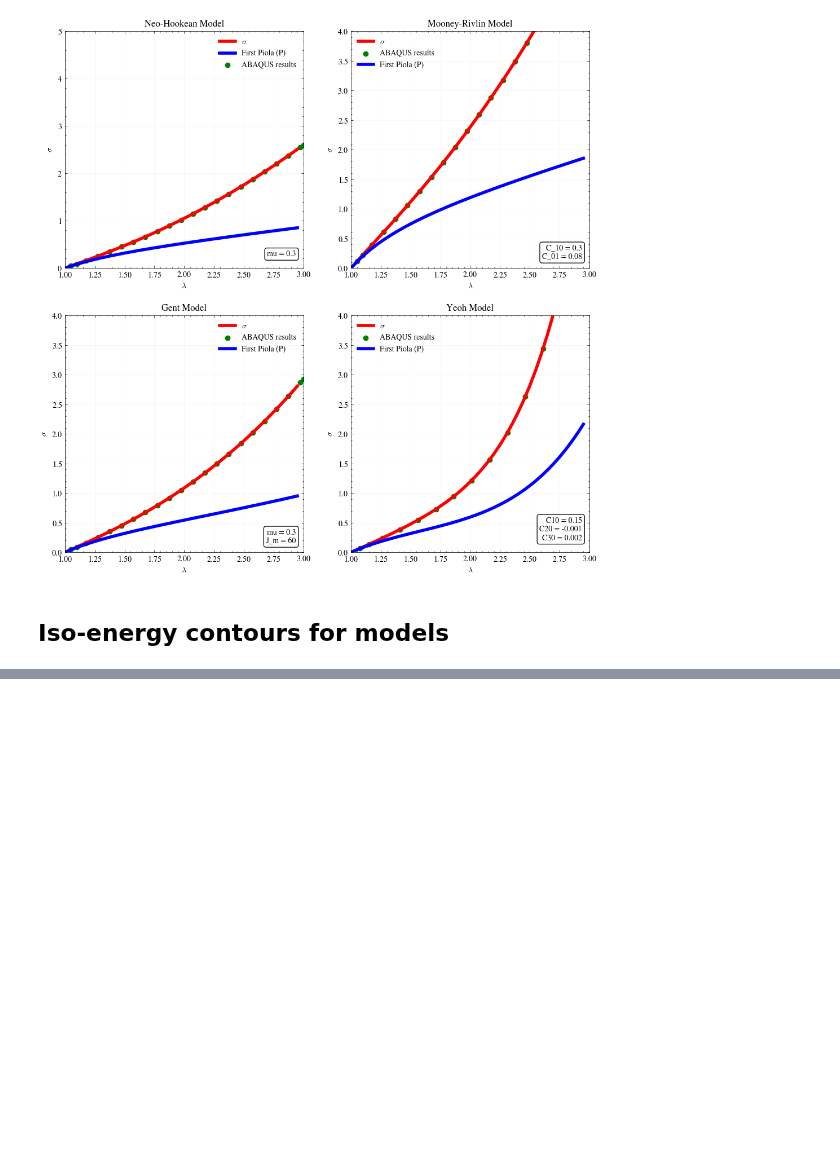
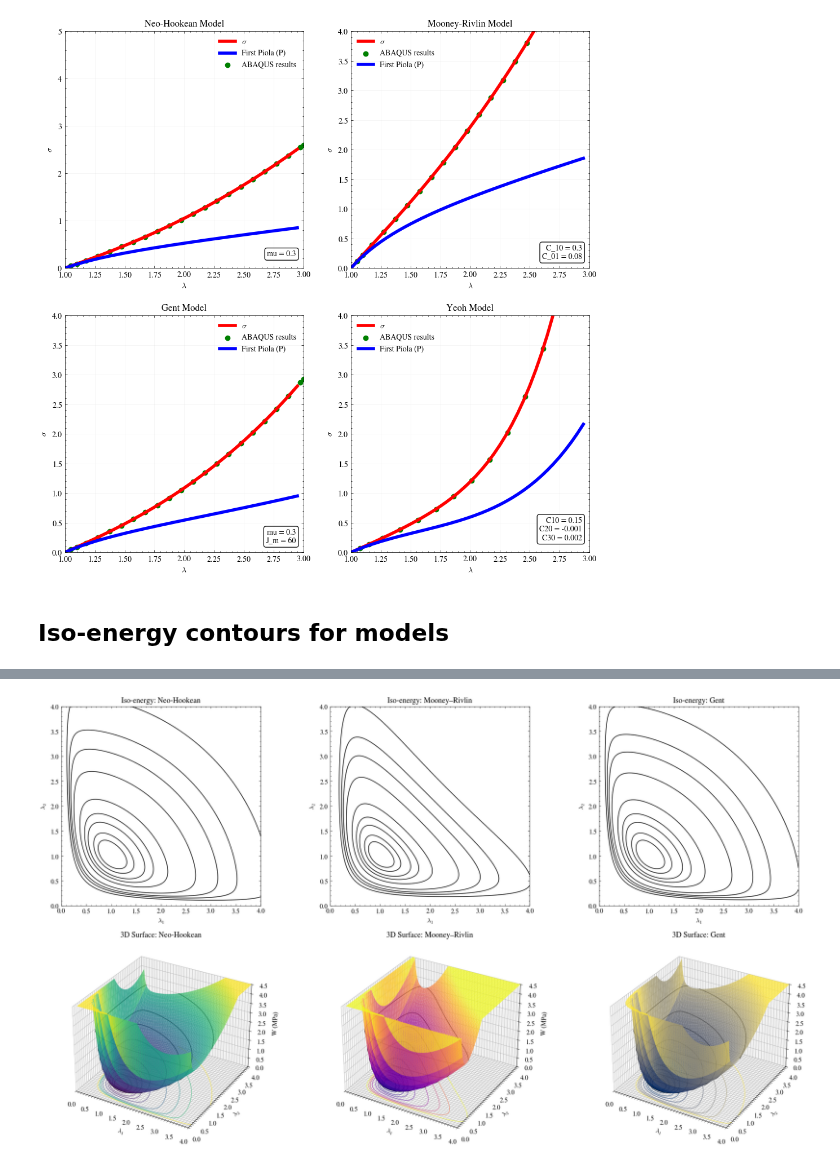
Before and after one commit to mohsafaei/Hyperelastic-Materials, a Jupyter notebook: Constitutive_Modelling.ipynb, the cells around one changed output, grey strips where cells are left out. Drawn from its saved outputs; the diff is of its cells as text; code cells hidden in the pictures; blank space fills up the shorter version.

Commit message:
3d iso-surfaces added to constitutive_Modeling.iynb

```diff
--- a/Constitutive_Modelling.ipynb
+++ b/Constitutive_Modelling.ipynb
@@ -994,0 +918,72 @@ plt.show
+# %%
+import numpy as np
+import matplotlib.pyplot as plt
+from mpl_toolkits.mplot3d import Axes3D
+
+# --- Parameters ---
+c10N, c01N = 0.2, 0.05
+muN = 0.4
+Jm = 80.0
+
+levels = [0.05, 0.10, 0.20, 0.30, 0.50, 1.0, 1.5, 2.0, 3.0]
+zmax = max(levels) * 1.5
+
+# --- 2D grid ---
+lam_vec = np.linspace(-0.5, 4.0, 500)
+Lam1, Lam2 = np.meshgrid(lam_vec, lam_vec)
+Lam3 = 1.0 / (Lam1 * Lam2)
+I1 = Lam1**2 + Lam2**2 + Lam3**2
+I2 = Lam1**2*Lam2**2 + Lam2**2*Lam3**2 + Lam3**2*Lam1**2
+
+W_NH  = muN/2 * (I1 - 3)
+W_MR  = c10N*(I1 - 3) + c01N*(I2 - 3)
+with np.errstate(invalid='ignore', divide='ignore'):
+    W_Gent = np.where((arg := 1-(I1-3)/Jm) > 0, -muN*Jm/2*np.log(arg), np.nan)
+
+# --- 3D grid ---
+lv3 = np.linspace(0.1, 4.0, 150)
+L1, L2 = np.meshgrid(lv3, lv3)
+L3 = 1.0 / (L1 * L2)
+i1 = L1**2 + L2**2 + L3**2
+i2 = L1**2*L2**2 + L2**2*L3**2 + L3**2*L1**2
+
+W_NH_3d = muN/2 * (i1 - 3)
+W_MR_3d = c10N*(i1 - 3) + c01N*(i2 - 3)
+with np.errstate(invalid='ignore', divide='ignore'):
+    W_Gent_3d = np.where((arg3 := 1-(i1-3)/Jm) > 0, -muN*Jm/2*np.log(arg3), np.nan)
+
+models = [
+    ('Neo-Hookean',   W_NH,   W_NH_3d,   'viridis'),
+    ('Mooney–Rivlin', W_MR,   W_MR_3d,   'plasma'),
+    ('Gent',          W_Gent, W_Gent_3d, 'cividis'),
+]
+
+fig = plt.figure(figsize=(18, 10))
+
+for col, (title, W2d, W3d, cmap) in enumerate(models):
+    # --- 2D contour (top row) ---
+    ax2 = fig.add_subplot(2, 3, col + 1)
+    ax2.contour(Lam1, Lam2, W2d, levels=levels, colors='k')
+
+    ax2.set_xlim(0, 4); ax2.set_ylim(0, 4)
+    ax2.set_xlabel(r'$\lambda_1$'); ax2.set_ylabel(r'$\lambda_2$')
+    ax2.set_title(f'Iso-energy: {title}')
+    ax2.set_aspect('equal')
+
+    # --- 3D surface (bottom row) ---
+    ax3 = fig.add_subplot(2, 3, col + 4, projection='3d')
+    Z = np.clip(W3d, 0, zmax)
+    ax3.plot_surface(L1, L2, Z, cmap=cmap, alpha=0.8,
+                     linewidth=0, antialiased=True)
+    ax3.contour(L1, L2, Z, levels=levels, colors='k', linewidths=1.0)
+    ax3.contour(L1, L2, Z, levels=levels, zdir='z',
+                offset=0, cmap=cmap, alpha=0.6)
+    ax3.set_xlim(0, 4); ax3.set_ylim(0, 4); ax3.set_zlim(0, zmax)
+    ax3.set_xlabel(r'$\lambda_1$'); ax3.set_ylabel(r'$\lambda_2$')
+    ax3.set_zlabel('W (MPa)')
+    ax3.set_title(f'3D Surface: {title}')
+
+plt.tight_layout()
+plt.show()
+# %% [output]
+[figure, added]
```
Also changed, not shown: parts of 4 cells of this notebook.
